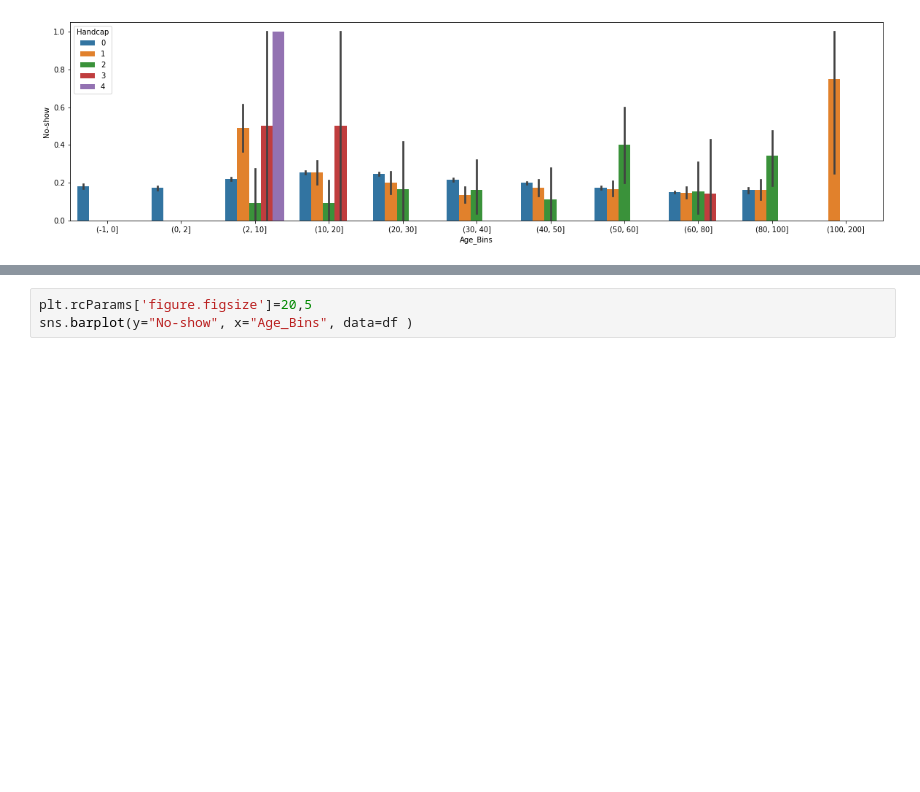
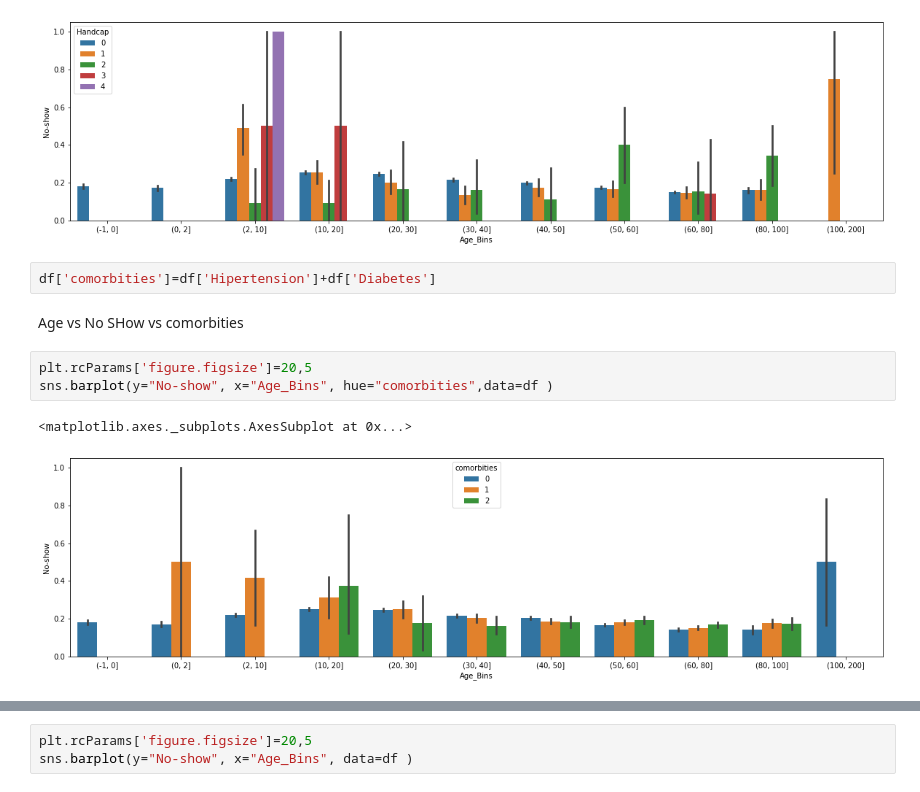
Before and after one commit to druvz/NoShow, a Jupyter notebook: predicting_no_shows_at_medical_appointments.ipynb, the cells around one changed output, grey strips where cells are left out. Saved outputs shown, nothing was run; the diff lists cells and outputs as text; blank space fills up the shorter version.

```diff
--- a/predicting_no_shows_at_medical_appointments.ipynb
+++ b/predicting_no_shows_at_medical_appointments.ipynb
@@ -325,3 +331,13 @@ sns.barplot(y="No-show", x="Age_Bins", hue="Handcap",data=df )
 # %% [output]
 <matplotlib.axes._subplots.AxesSubplot at 0x...>
 [figure]
+# %%
+df['comorbities']=df['Hipertension']+df['Diabetes']
+# %% [markdown]
+Age vs No SHow vs comorbities
+# %%
+plt.rcParams['figure.figsize']=20,5
+sns.barplot(y="No-show", x="Age_Bins", hue="comorbities",data=df )
+# %% [output]
+<matplotlib.axes._subplots.AxesSubplot at 0x...>
+[figure, added]
```
Also changed, not shown: parts of 18 cells of this notebook.
